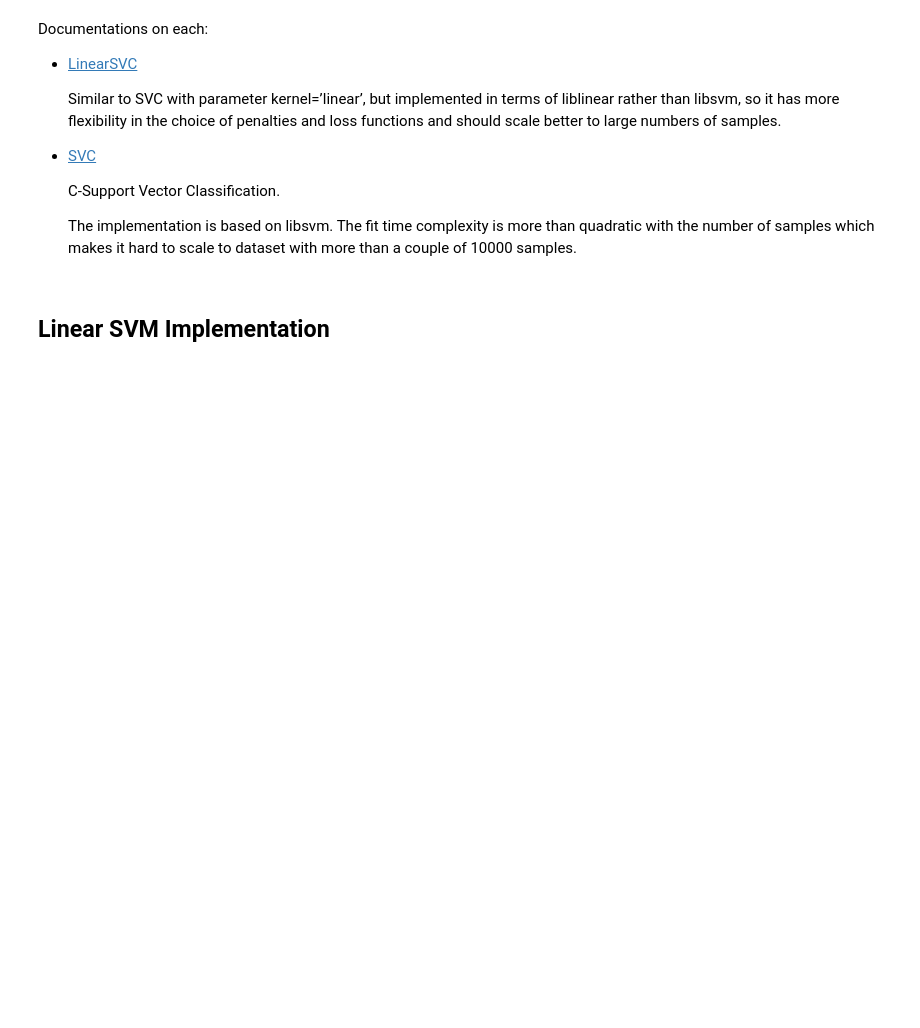
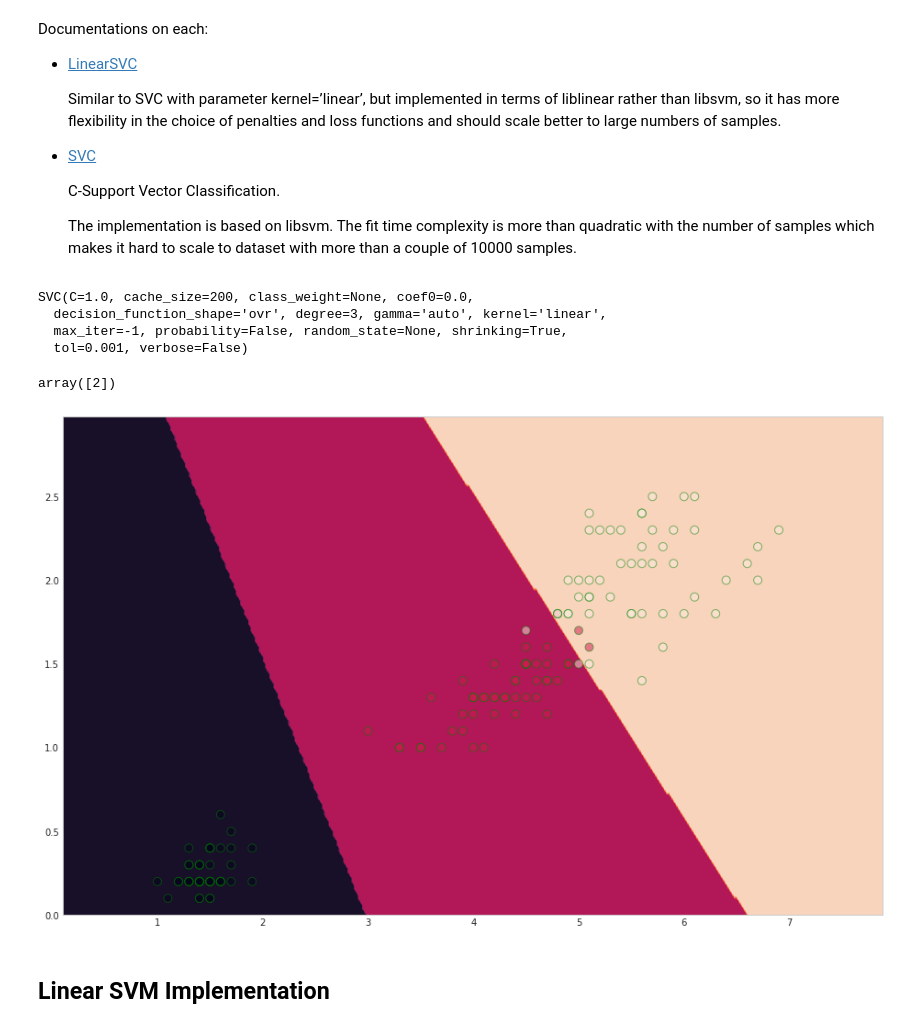
Before and after one commit to HvyD/ML-with-SciKit-Learn, a Jupyter notebook: SciKit Learn ML - Regression, Classification, SVM, Tree and kNN.ipynb, the cells around one changed output. Saved outputs shown, nothing was run; the diff lists cells and outputs as text; code cells hidden in the pictures; blank space fills up the shorter version.

```diff
--- a/SciKit Learn ML - Regression, Classification, SVM, Tree and kNN.ipynb
+++ b/SciKit Learn ML - Regression, Classification, SVM, Tree and kNN.ipynb
@@ -876,3 +900,12 @@ sns.set_style('whitegrid')
+# %%
+col = ['petal_length', 'petal_width']
+X = df.loc[:, col]
+# %%
+species_to_num = {'setosa': 0,
+                  'versicolor': 1,
+                  'virginica': 2}
+df['tmp'] = df['species'].map(species_to_num)
+y = df['tmp']
 # %% [markdown]
 Documentations on each:
 
@@ -887,5 +920,39 @@ Documentations on each:
   C-Support Vector Classification.
 
   The implementation is based on libsvm. The fit time complexity is more than quadratic with the number of samples which makes it hard to scale to dataset with more than a couple of 10000 samples.
+# %%
+C = 1.0
+clf = svm.SVC(kernel='linear', C=C)
+#clf = svm.LinearSVC(C=C, loss='hinge')
+#clf = svm.SVC(kernel='poly', degree=3, C=C)
+#clf = svm.SVC(kernel='rbf', gamma=0.7, C=C)
+clf.fit(X, y)
+# %% [output]
+SVC(C=1.0, cache_size=200, class_weight=None, coef0=0.0,
+  decision_function_shape='ovr', degree=3, gamma='auto', kernel='linear',
+  max_iter=-1, probability=False, random_state=None, shrinking=True,
+  tol=0.001, verbose=False)
+# %%
+clf.predict([[6,2]])
+# %% [output]
+array([2])
+# %%
+Xv = X.values.reshape(-1,1)
+h = 0.02
+x_min, x_max = Xv.min(), Xv.max() +1
+y_min, y_max = y.min(), y.max() +1
+xx, yy = np.meshgrid(np.arange(x_min, x_max, h),
+                    np.arange(y_min, y_max, h))
+# %%
+z = clf.predict(np.c_[xx.ravel(), yy.ravel()])
+z = z.reshape(xx.shape)
+fig = plt.figure(figsize=(16,10))
+ax = plt.contourf(xx, yy, z, cmao = 'afmhot', aplha=0.3)
+plt.scatter(X.values[:, 0], X.values[:, 1], c=y, s=80,
+           alpha=0.5, edgecolors='g')
+
+plt.show()
+# %% [output]
+[figure, added]
 # %% [markdown]
 ## Linear SVM Implementation
```
Also changed, not shown: parts of 3 cells of this notebook.
